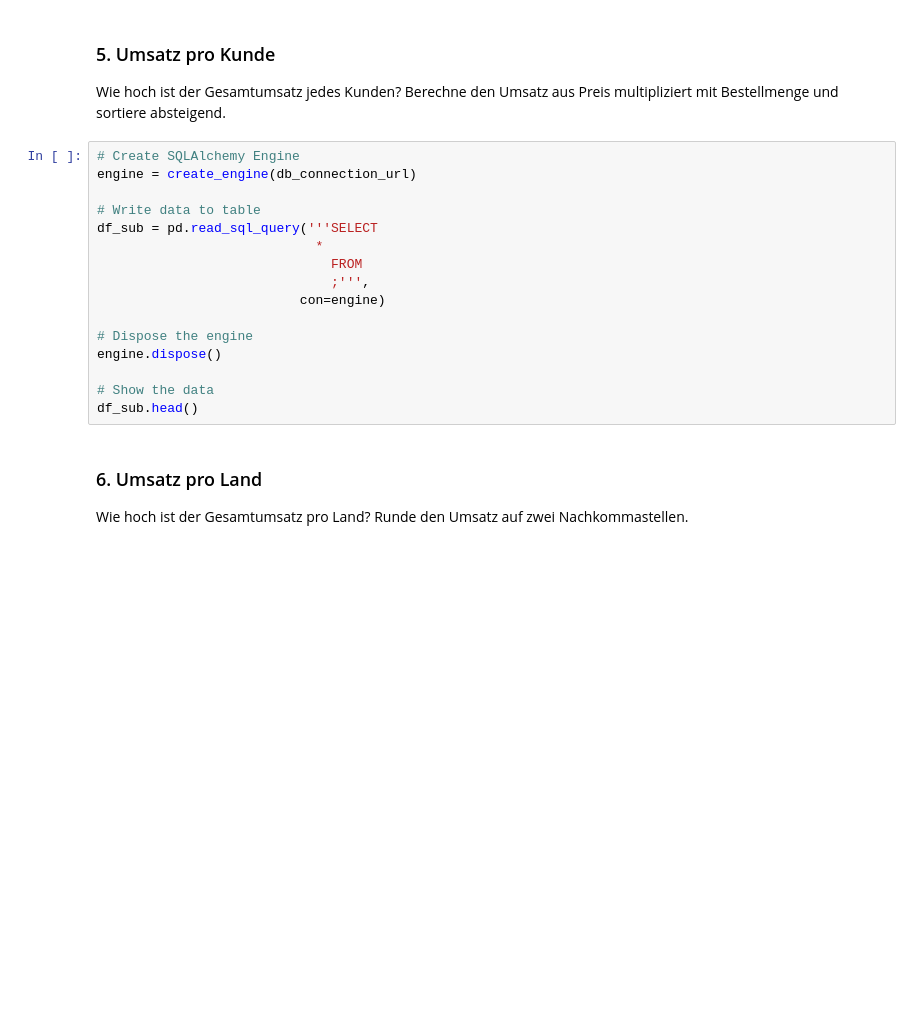
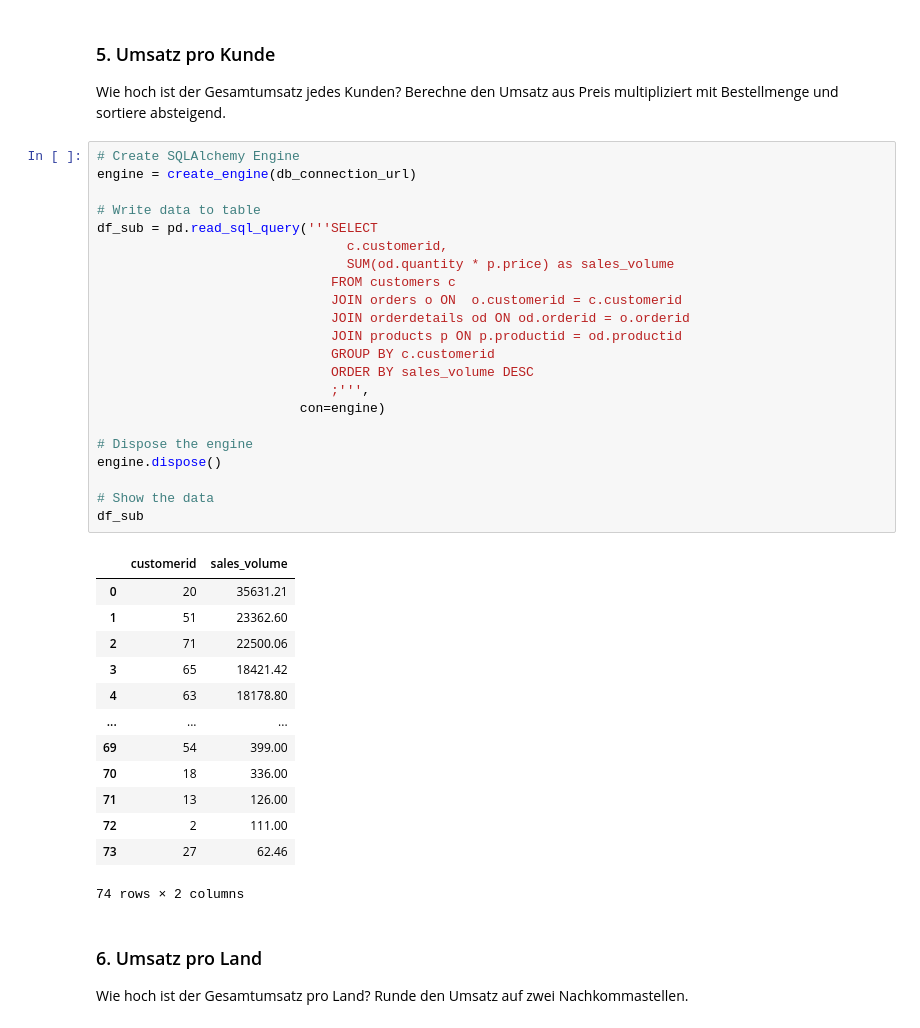
Before and after one commit to simonschmid30/python_postgresql_pgadmin, a Jupyter notebook: postgres_northwind_data.ipynb, the cells around one changed output. Cells and saved outputs as stored; diff of their text form; blank space fills up the shorter version.

```diff
--- a/postgres_northwind_data.ipynb
+++ b/postgres_northwind_data.ipynb
@@ -407,19 +407,39 @@ Wie hoch ist der Gesamtumsatz jedes Kunden? Berechne den Umsatz aus Preis multip
 # %%
 # Create SQLAlchemy Engine
 engine = create_engine(db_connection_url)
 
 # Write data to table
 df_sub = pd.read_sql_query('''SELECT
-                            *
-                              FROM
+                                c.customerid,
+                                SUM(od.quantity * p.price) as sales_volume
+                              FROM customers c
+                              JOIN orders o ON  o.customerid = c.customerid
+                              JOIN orderdetails od ON od.orderid = o.orderid
+                              JOIN products p ON p.productid = od.productid
+                              GROUP BY c.customerid
+                              ORDER BY sales_volume DESC
                               ;''',
                           con=engine)
 
 # Dispose the engine
 engine.dispose()
 
 # Show the data
-df_sub.head()
+df_sub
+# %% [output]
+|  | customerid | sales_volume |
+| 0 | 20 | 35631.21 |
+| 1 | 51 | 23362.60 |
+| 2 | 71 | 22500.06 |
+| 3 | 65 | 18421.42 |
+| 4 | 63 | 18178.80 |
+| ... | ... | ... |
+| 69 | 54 | 399.00 |
+| 70 | 18 | 336.00 |
+| 71 | 13 | 126.00 |
+| 72 | 2 | 111.00 |
+| 73 | 27 | 62.46 |
+74 rows × 2 columns
 # %% [markdown]
 ### 6. Umsatz pro Land
 
```
Also changed, not shown: parts of 6 cells of this notebook.
